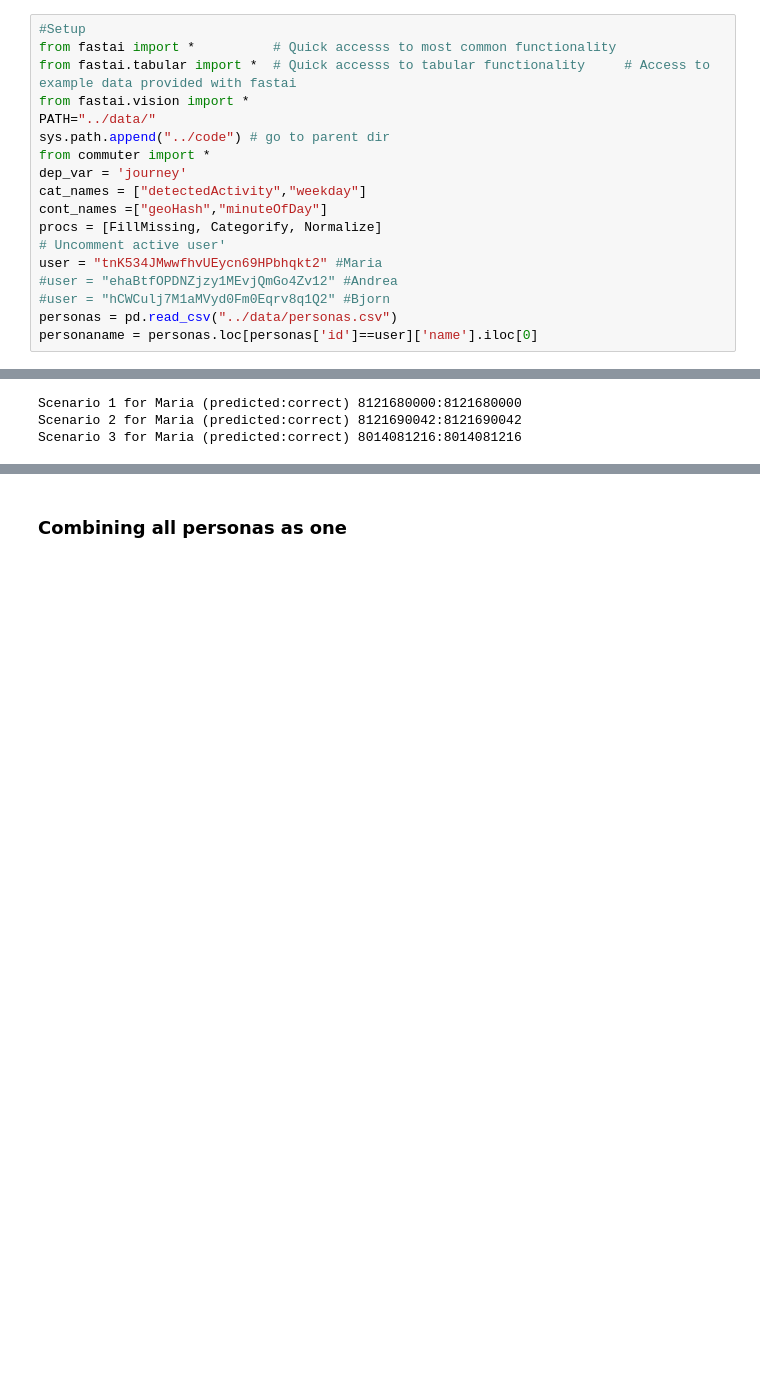
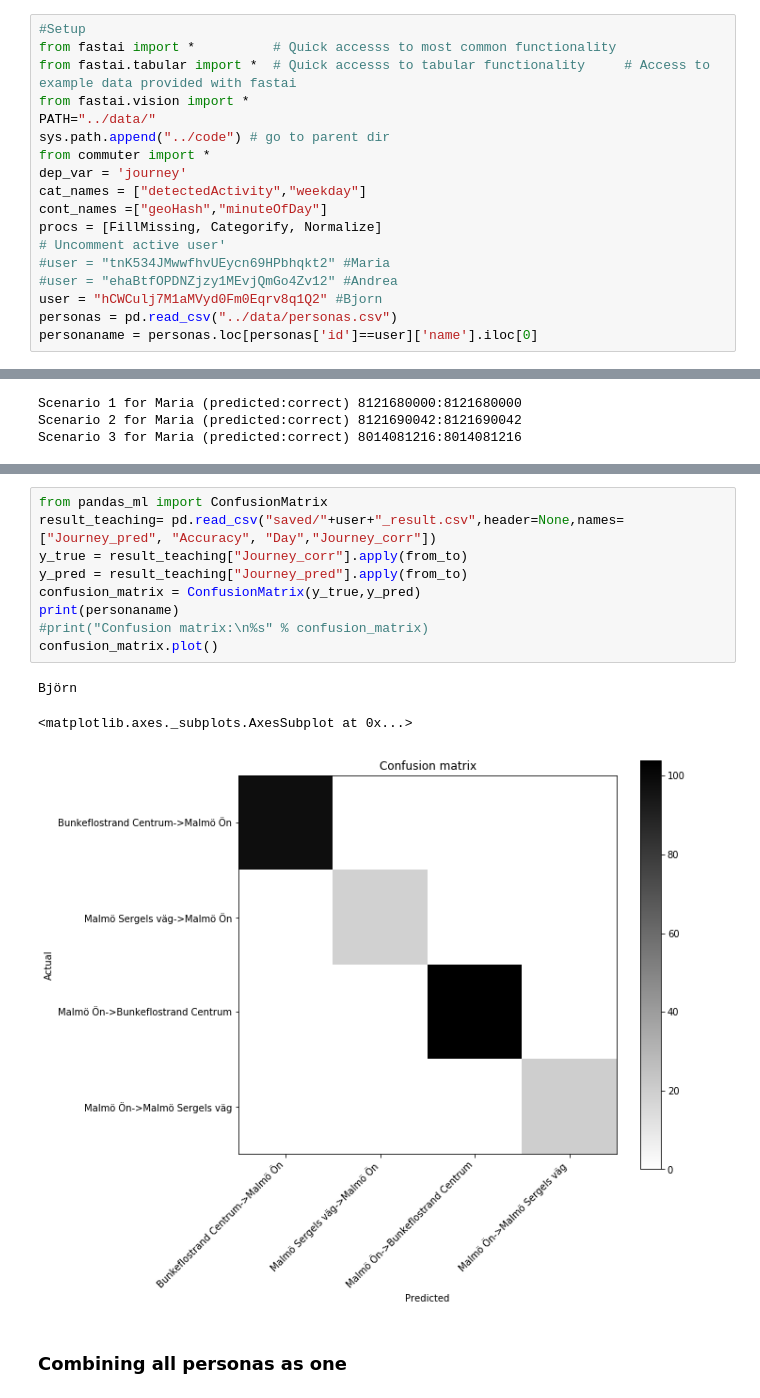
Before and after one commit to k3larra/commuter, a Jupyter notebook: ml/ml_verification.ipynb, the cells around one changed output, grey strips where cells are left out. Cells and saved outputs as stored; diff of their text form; blank space fills up the shorter version.

Commit message:
Added Confusion matrix to ML Tested evaluating with test set in MT instead of 14 first days. Seems like an as good solution. Reflect and act tomorrow.

```diff
--- a/ml/ml_verification.ipynb
+++ b/ml/ml_verification.ipynb
@@ -24,9 +24,9 @@ cat_names = ["detectedActivity","weekday"]
 cont_names =["geoHash","minuteOfDay"]
 procs = [FillMissing, Categorify, Normalize]
 # Uncomment active user'
-user = "tnK534JMwwfhvUEycn69HPbhqkt2" #Maria
+#user = "tnK534JMwwfhvUEycn69HPbhqkt2" #Maria
 #user = "ehaBtfOPDNZjzy1MEvjQmGo4Zv12" #Andrea
-#user = "hCWCulj7M1aMVyd0Fm0Eqrv8q1Q2" #Bjorn
+user = "hCWCulj7M1aMVyd0Fm0Eqrv8q1Q2" #Bjorn
 personas = pd.read_csv("../data/personas.csv")
 personaname = personas.loc[personas['id']==user]['name'].iloc[0]
 # %% [markdown]
@@ -81,3 +89,16 @@ Scenario 3 for Maria (predicted:correct) 8014081216:8014081216
+# %%
+from pandas_ml import ConfusionMatrix
+result_teaching= pd.read_csv("saved/"+user+"_result.csv",header=None,names=["Journey_pred", "Accuracy", "Day","Journey_corr"])
+y_true = result_teaching["Journey_corr"].apply(from_to)
+y_pred = result_teaching["Journey_pred"].apply(from_to)
+confusion_matrix = ConfusionMatrix(y_true,y_pred)
+print(personaname)
+#print("Confusion matrix:\n%s" % confusion_matrix)
+confusion_matrix.plot()
+# %% [output]
+Björn
+<matplotlib.axes._subplots.AxesSubplot at 0x...>
+[figure, added]
 # %% [markdown]
 ### Combining all personas as one
 # %%
```
Also changed, not shown: parts of 3 cells of this notebook, 7 other files.
